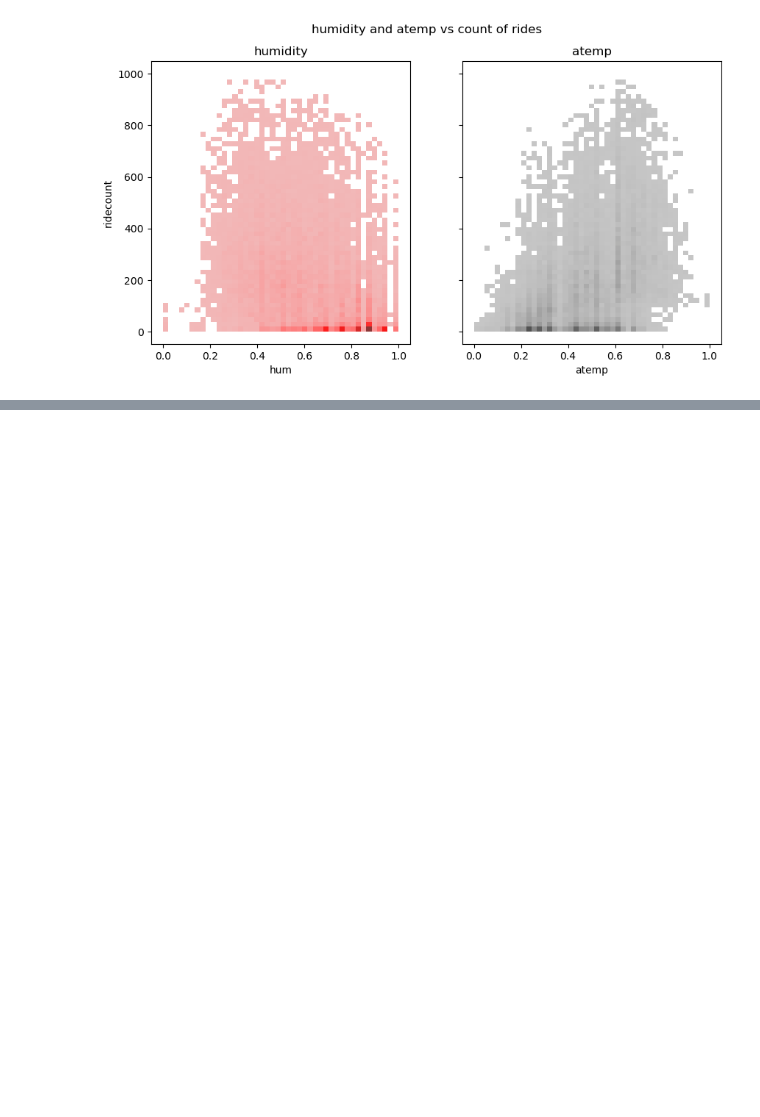
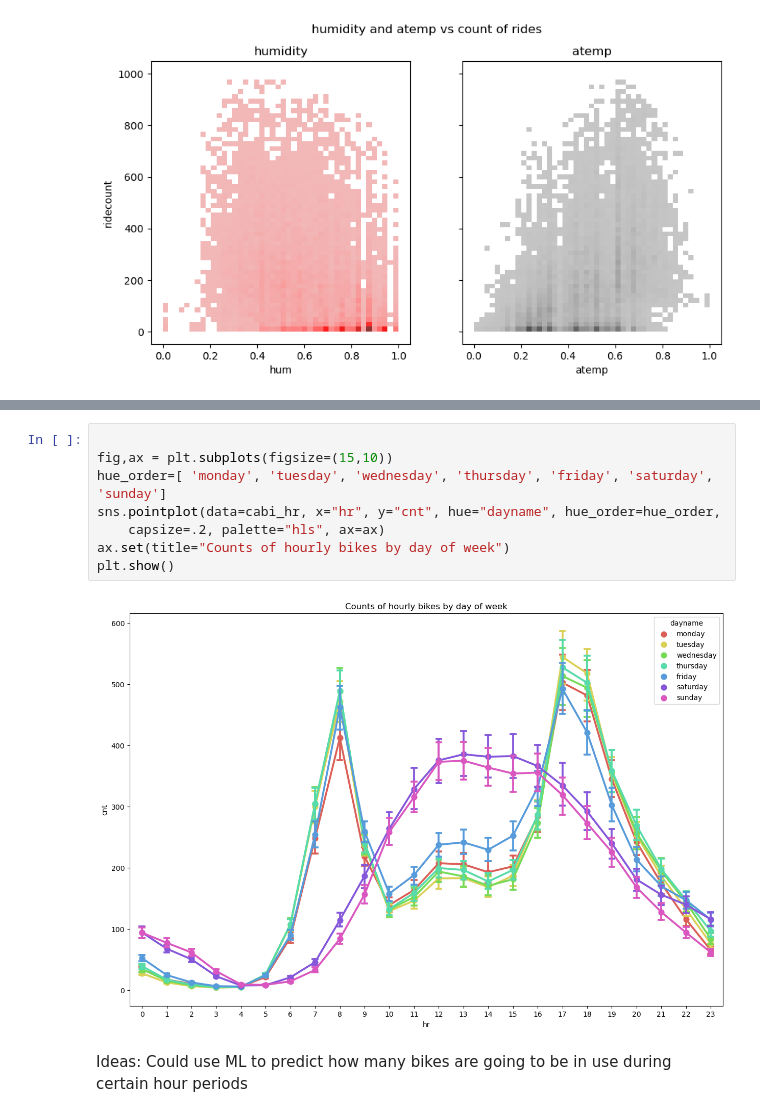
Before and after one commit to cdb8675309/Sprint-1, a Jupyter notebook: P3_S1.ipynb, the cells around one changed output, grey strips where cells are left out. Cells and saved outputs as stored; diff of their text form; blank space fills up the shorter version.

```diff
--- a/P3_S1.ipynb
+++ b/P3_S1.ipynb
@@ -348,0 +348,12 @@ sns.catplot(
+# %%
+
+fig,ax = plt.subplots(figsize=(15,10))
+hue_order=[ 'monday', 'tuesday', 'wednesday', 'thursday', 'friday', 'saturday', 'sunday']
+sns.pointplot(data=cabi_hr, x="hr", y="cnt", hue="dayname", hue_order=hue_order,
+    capsize=.2, palette="hls", ax=ax)
+ax.set(title="Counts of hourly bikes by day of week")
+plt.show()
+# %% [output]
+[figure, added]
+# %% [markdown]
+Ideas: Could use ML to predict how many bikes are going to be in use during certain hour periods
```
Also changed, not shown: parts of 5 cells of this notebook.
